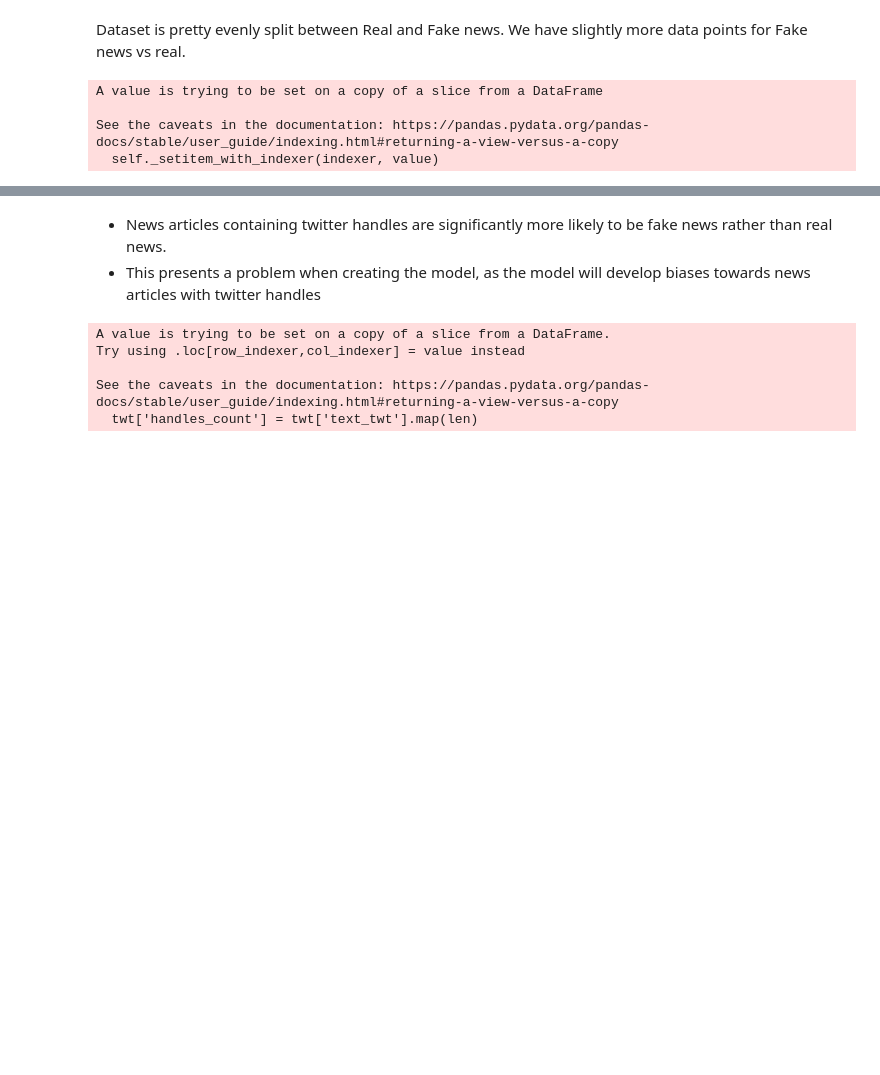
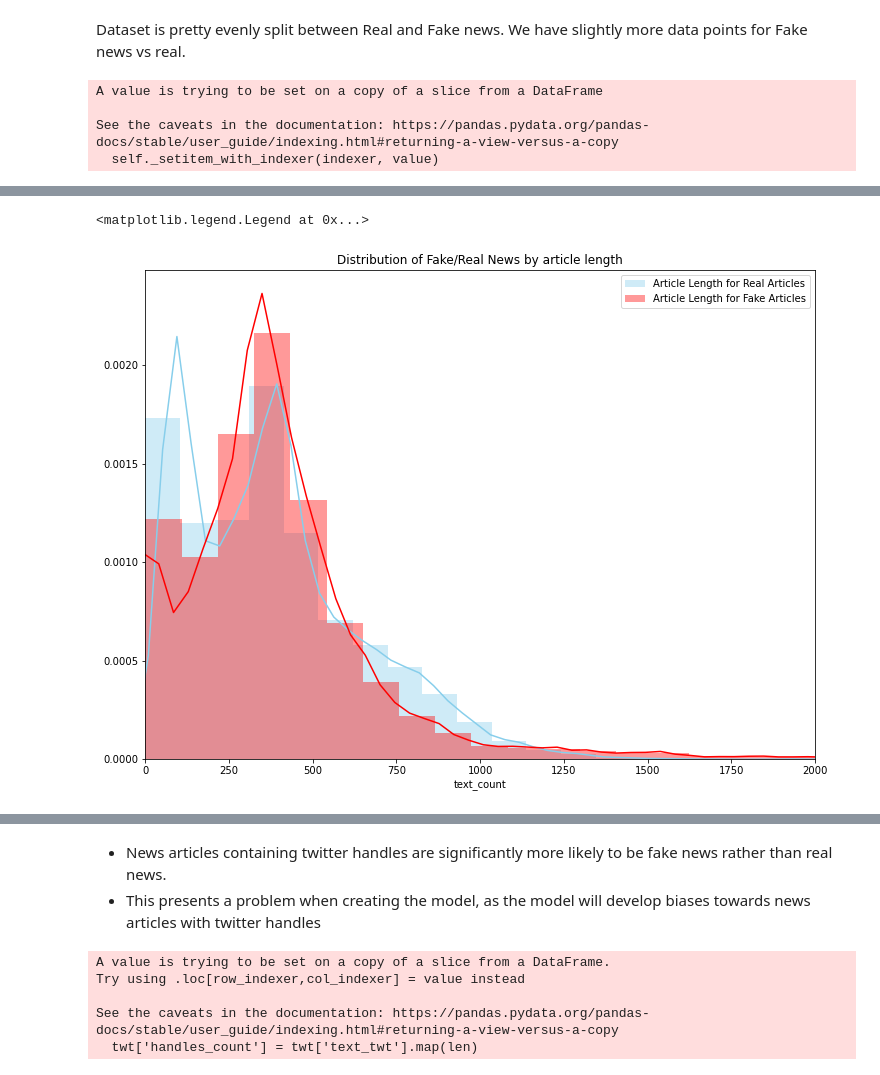
Before and after one commit to FaizalRahman117/IOD, a Jupyter notebook: Capstone Project/FR - Capstone.ipynb, the cells around one changed output, grey strips where cells are left out. Cells and saved outputs as stored; diff of their text form; code cells hidden in the pictures; blank space fills up the shorter version.

```diff
--- a/Capstone Project/FR - Capstone.ipynb
+++ b/Capstone Project/FR - Capstone.ipynb
@@ -197,0 +226,10 @@ twt
+# %%
+plt.figure(figsize=(12,9))
+ax = sns.distplot(news[news['news type'] == 1]['text_count'], color="skyblue", label="Article Length for Real Articles")
+ax = sns.distplot(news[news['news type'] == 0]['text_count'],color="red", label="Article Length for Fake Articles")
+ax.set_xlim([0,2000])
+plt.title('Distribution of Fake/Real News by article length')
+plt.legend()
+# %% [output]
+<matplotlib.legend.Legend at 0x...>
+[figure, added]
```
Also changed, not shown: parts of 73 cells of this notebook, 1 other file.
